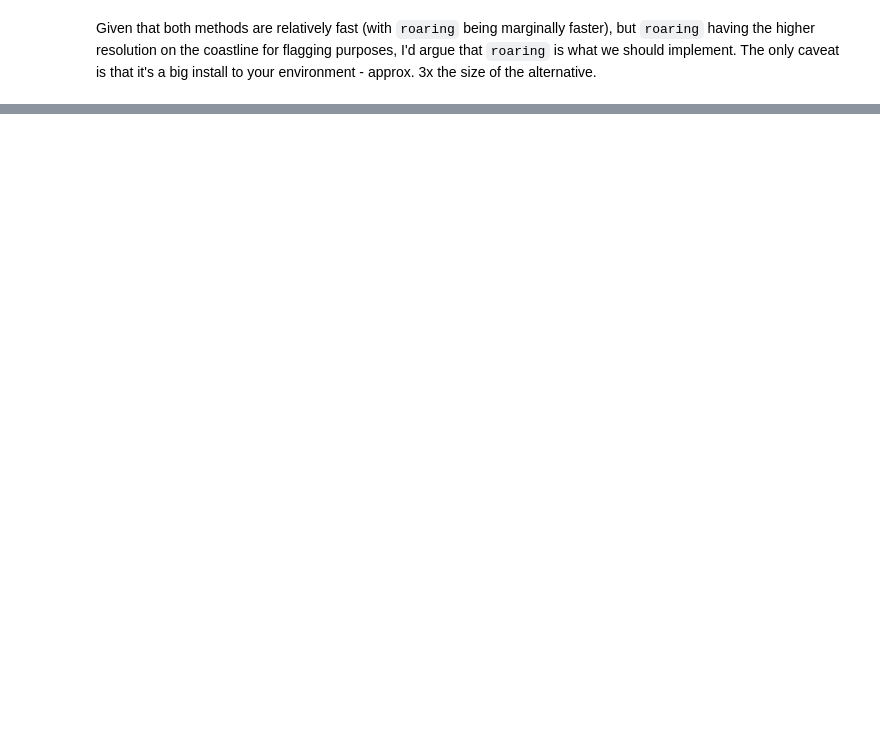
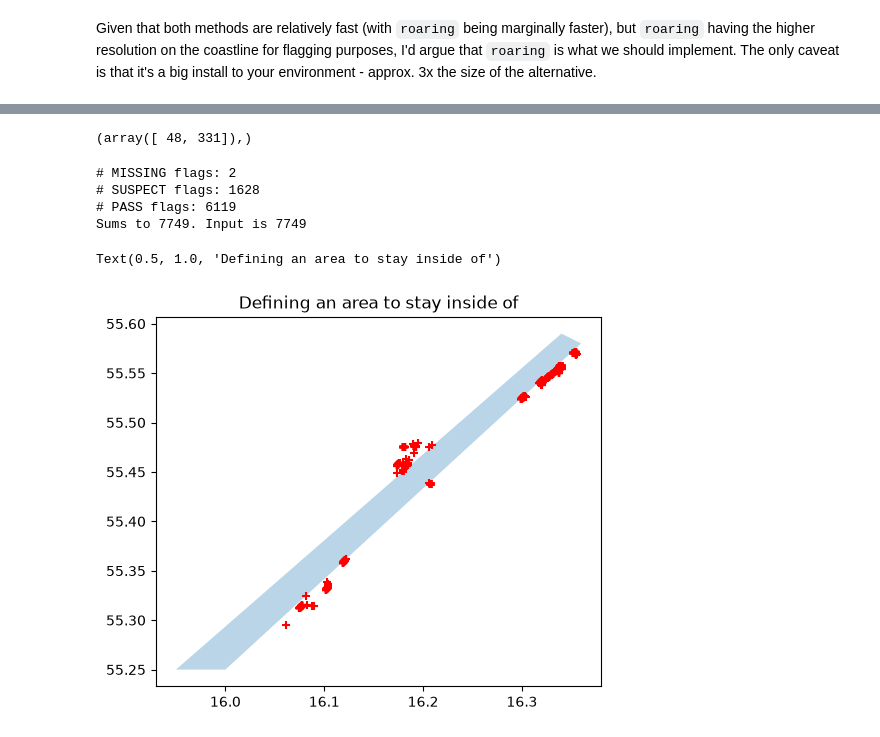
Before and after one commit to Klankers/mau_gsoc_qartod, a Jupyter notebook: deliverable_2.ipynb, the cells around one changed output, grey strips where cells are left out. Cells and saved outputs as stored; diff of their text form; code cells hidden in the pictures; blank space fills up the shorter version.

```diff
--- a/deliverable_2.ipynb
+++ b/deliverable_2.ipynb
@@ -3164,0 +3273,31 @@ Given that both methods are relatively fast (with `roaring` being marginally fas
+# %%
+lon = np.ma.asarray(data.LONGITUDE, dtype=float).flatten()
+lat = np.ma.asarray(data.LATITUDE, dtype=float).flatten()
+# %%
+#   For testing purposes, let's sprinkle in some NaNs
+lon[331] = np.nan
+lat[48] = np.nan
+# %%
+nan_mask = (np.isnan(lon) | np.isnan(lat))
+print(np.where(nan_mask))
+# %% [output]
+(array([ 48, 331]),)
+# %%
+flags = location_test_shape(lon, lat, shape=polygon, flag_area="outside")
+print(f"# MISSING flags: {len(flags[flags==9])}")
+print(f"# SUSPECT flags: {len(flags[flags==3])}")
+print(f"# PASS flags: {len(flags[flags==1])}")
+print(f"Sums to {len(flags[flags==9]) + len(flags[flags==3]) + len(flags[flags==1])}. Input is {lon.size}")
+# %% [output]
+# MISSING flags: 2
+# SUSPECT flags: 1628
+# PASS flags: 6119
+Sums to 7749. Input is 7749
+# %%
+p = gpd.GeoSeries(polygon)
+p.plot(alpha=0.3)
+plt.scatter(lon[flags==3], lat[flags==3], color="red", marker="+")
+plt.title("Defining an area to stay inside of")
+# %% [output]
+Text(0.5, 1.0, 'Defining an area to stay inside of')
+[figure, added]
```
Also changed, not shown: parts of 33 cells of this notebook.
